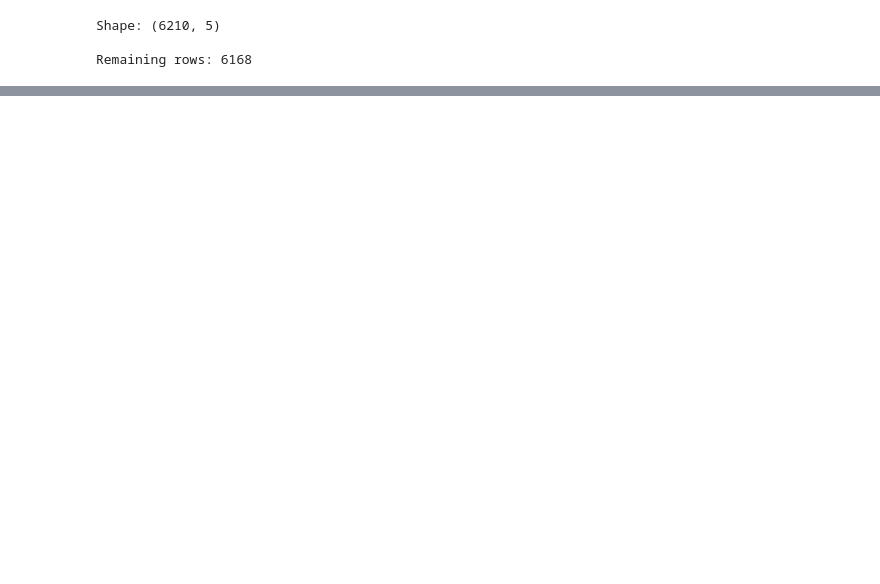
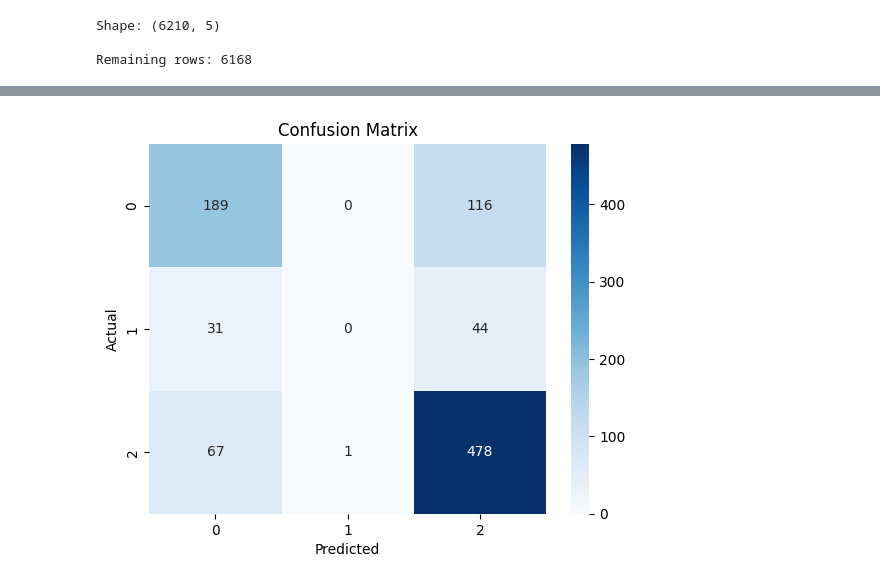
Before and after one commit to fredrikudengen/Group-Exam-INFO284, a Jupyter notebook: logisticRegression.ipynb, the cells around one changed output, grey strips where cells are left out. Drawn from its saved outputs; the diff is of its cells as text; code cells hidden in the pictures; blank space fills up the shorter version.

```diff
--- a/logisticRegression.ipynb
+++ b/logisticRegression.ipynb
@@ -69,0 +111,10 @@ Remaining rows: 6168
+# %%
+X_train_raw, X_test_raw, y_train, y_test = train_test_split(
+    X, y,
+    test_size=0.15,
+    random_state=42,
+    stratify=y
+)
+
+print(f"Training set: {len(X_train_raw)} samples")
+print(f"Test set:     {len(X_test_raw)} samples")
@@ -95,5 +136,5 @@ vectorizer = TfidfVectorizer(
     min_df=5
 )
 
-X = vectorizer.fit_transform(df["clean_text"])
-y = df["rating"]
+X_train = vectorizer.fit_transform(X_train_raw)
+X_test = vectorizer.transform(X_test_raw)
@@ -99,0 +147,3 @@ y = df["rating"]
+# %%
+model = LogisticRegression(max_iter=1000)
+model.fit(X_train, y_train)
@@ -99,0 +156,10 @@ y = df["rating"]
+# %%
+y_pred = model.predict(X_test)
+
+results = pd.DataFrame({
+    "Text": X_test_raw,
+    "Actual": y_test,
+    "Predicted": y_pred
+})
+
+results.head(10)
@@ -99,0 +184,11 @@ y = df["rating"]
+# %%
+cm = confusion_matrix(y_test, y_pred)
+
+sns.heatmap(cm, annot=True, fmt="d", cmap="Blues")
+
+plt.xlabel("Predicted")
+plt.ylabel("Actual")
+plt.title("Confusion Matrix")
+plt.show()
+# %% [output]
+[figure, added]
```
Also changed, not shown: parts of 15 cells of this notebook, 1 other file.
